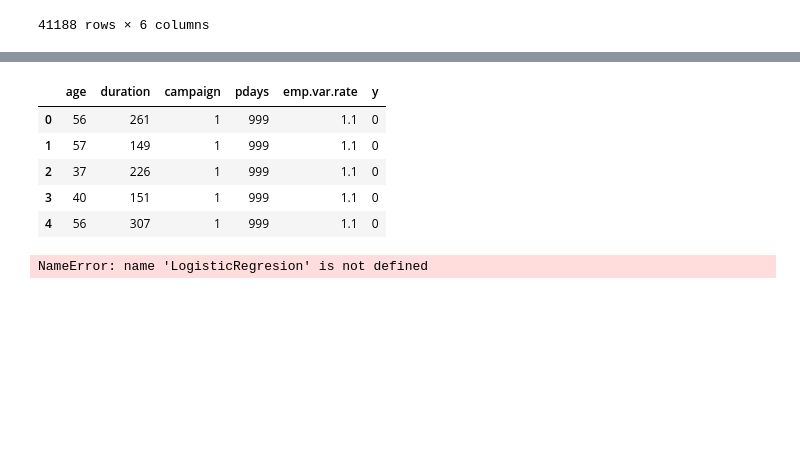
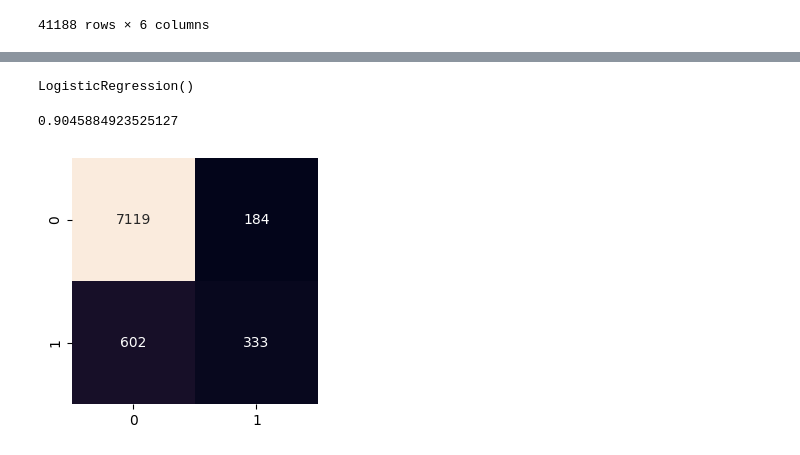
Before and after one commit to LuisCamachoRivero/Mi-Primer-modelo-ML, a Jupyter notebook: src/explore.ipynb, the cells around one changed output, grey strips where cells are left out. Saved outputs shown, nothing was run; the diff lists cells and outputs as text; code cells hidden in the pictures; blank space fills up the shorter version.

```diff
--- a/src/explore.ipynb
+++ b/src/explore.ipynb
@@ -258,4 +420,5 @@ CLASE
 # %%
+df = pd.read_csv('https://raw.githubusercontent.com/4GeeksAcademy/logistic-regression-project-tutorial/main/bank-marketing-campaign-data.csv',sep=";")
 df_eda = df[['age', 'duration', 'campaign', 'pdays', 'emp.var.rate', 'y']]
 df_eda
 # %% [output]
@@ -283,12 +460,3 @@ See the caveats in the documentation: https://pandas.pydata.org/pandas-docs/stab
-# %%
-df_eda.head()
-# %% [output]
-|  | age | duration | campaign | pdays | emp.var.rate | y |
-| 0 | 56 | 261 | 1 | 999 | 1.1 | 0 |
-| 1 | 57 | 149 | 1 | 999 | 1.1 | 0 |
-| 2 | 37 | 226 | 1 | 999 | 1.1 | 0 |
-| 3 | 40 | 151 | 1 | 999 | 1.1 | 0 |
-| 4 | 56 | 307 | 1 | 999 | 1.1 | 0 |
 # %%
 X = df_eda.drop('y',axis=1)
 y = df_eda['y']
@@ -299,7 +467,33 @@ X_train, X_test, y_train, y_test =train_test_split(X,y,random_state=42,train_siz
 # %%
 from sklearn.linear_model import LogisticRegression
 
-model = LogisticRegresion()
-model.fit(X_train,y_train)
+model = LogisticRegression()
+model.fit(X_train, y_train)
 # %% [output]
-NameError: name 'LogisticRegresion' is not defined
+LogisticRegression()
+# %%
+y_pred = model.predict(X_test)
+# %%
+from sklearn.metrics import accuracy_score
+
+acc_score = accuracy_score(y_test,y_pred)
+acc_score
+# %% [output]
+0.9045884923525127
+# %%
+import matplotlib.pyplot as plt
+import seaborn as sns
+from sklearn.metrics import confusion_matrix
+
+cm = confusion_matrix(y_test, y_pred)
+
+cm_df = pd.DataFrame(cm)
+
+plt.figure(figsize = (3, 3))
+sns.heatmap(cm_df, annot=True, fmt="d", cbar=False)
+
+plt.tight_layout()
+
+plt.show()
+# %% [output]
+[figure, added]
```
Also changed, not shown: parts of 22 cells of this notebook, 1 other file.
